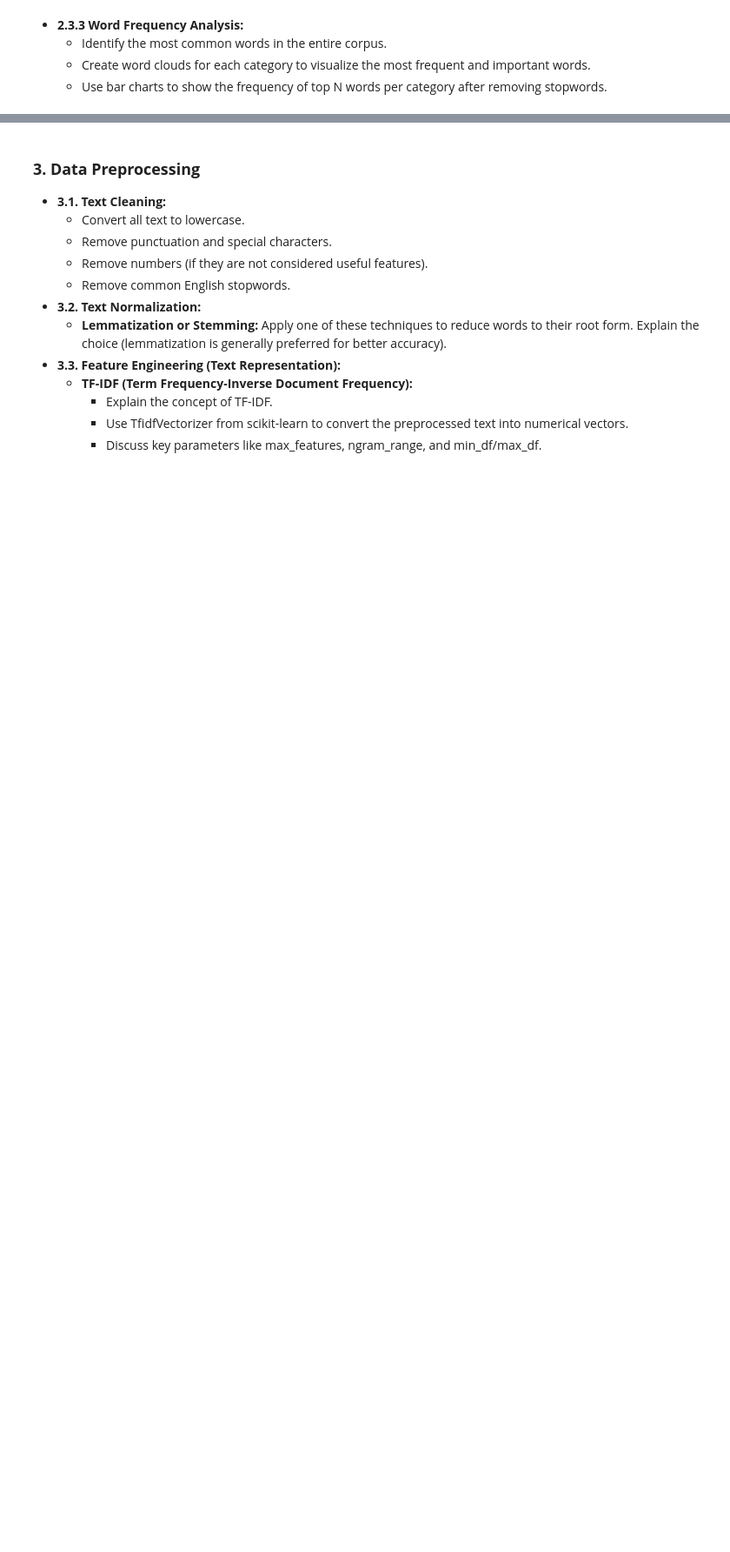
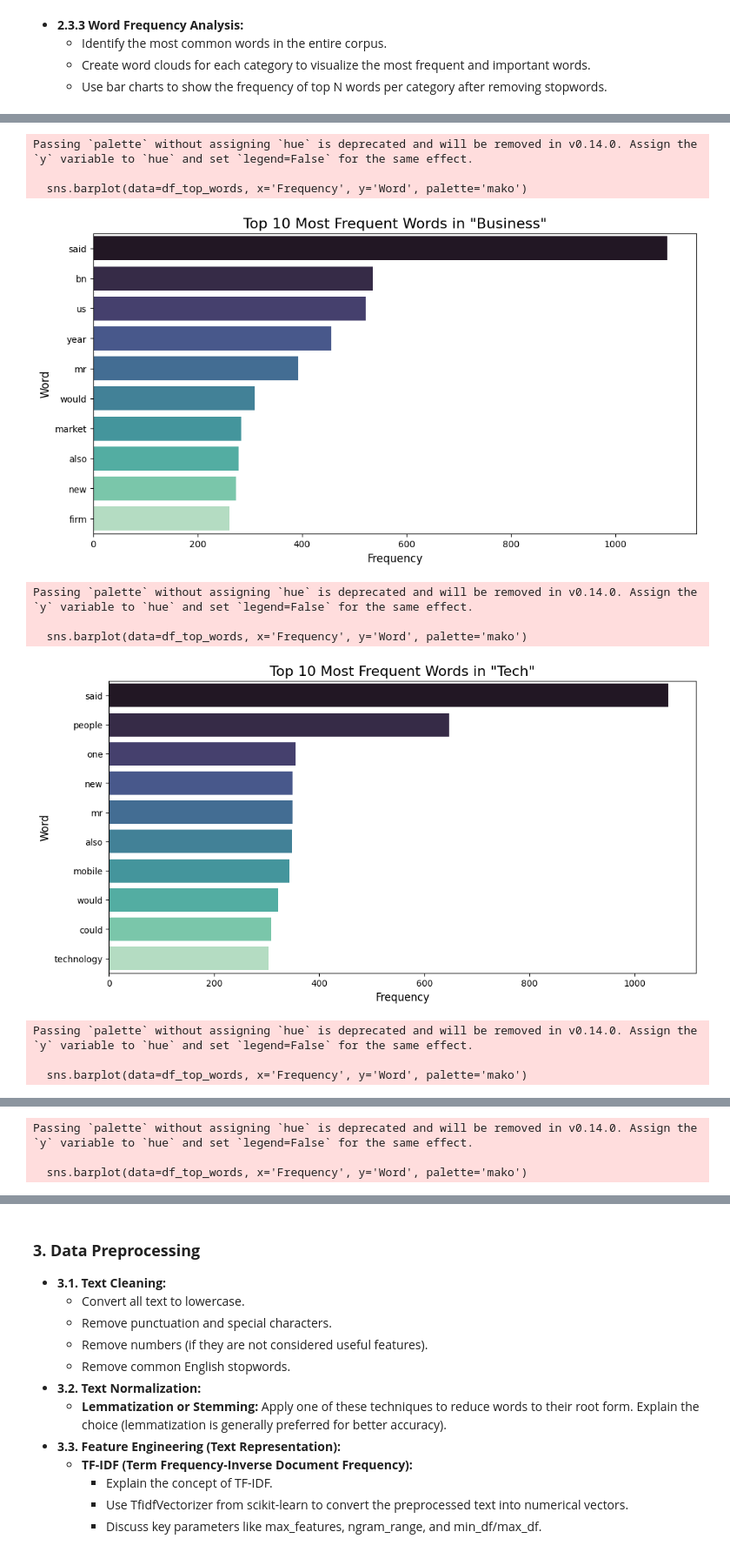
Before and after one commit to RockDeng110/BBC-News-Classification, a Jupyter notebook: bbc_news_classification.ipynb, the cells around one changed output, grey strips where cells are left out. Shown at 87% size. Drawn from its saved outputs; the diff is of its cells as text; code cells hidden in the pictures; blank space fills up the shorter version.

```diff
--- a/bbc_news_classification.ipynb
+++ b/bbc_news_classification.ipynb
@@ -181,0 +342,40 @@ The imbalance ratio is: 1.33:1
+# %%
+# bar chat
+import seaborn as sns
+from collections import Counter
+
+# Set N for the top N words
+N = 10
+
+for category in categories:
+    # Filter text for the current category and create a list of all words
+    category_words = ' '.join(df_train[df_train['Category'] == category]['CleanedText']).split()
+
+    # Count the words
+    category_word_counts = Counter(category_words)
+
+    # Get the top N most common words and their frequencies
+    top_words = category_word_counts.most_common(N)
+
+    # Create a DataFrame for plotting
+    df_top_words = pd.DataFrame(top_words, columns=['Word', 'Frequency'])
+
+    # Plot the bar chart
+    plt.figure(figsize=(12, 6))
+    sns.barplot(data=df_top_words, x='Frequency', y='Word', palette='mako')
+    plt.title(f'Top {N} Most Frequent Words in "{category.capitalize()}"', fontsize=16)
+    plt.xlabel('Frequency', fontsize=12)
+    plt.ylabel('Word', fontsize=12)
+    plt.show()
+# %% [output]
+Passing `palette` without assigning `hue` is deprecated and will be removed in v0.14.0. Assign the `y` variable to `hue` and set `legend=False` for the same effect.
+
+  sns.barplot(data=df_top_words, x='Frequency', y='Word', palette='mako')
+[figure, added]
+Passing `palette` without assigning `hue` is deprecated and will be removed in v0.14.0. Assign the `y` variable to `hue` and set `legend=False` for the same effect.
+
+  sns.barplot(data=df_top_words, x='Frequency', y='Word', palette='mako')
+[figure, added]
+Passing `palette` without assigning `hue` is deprecated and will be removed in v0.14.0. Assign the `y` variable to `hue` and set `legend=False` for the same effect.
+
+  sns.barplot(data=df_top_words, x='Frequency', y='Word', palette='mako')
@@ -181,0 +383,3 @@ The imbalance ratio is: 1.33:1
+Passing `palette` without assigning `hue` is deprecated and will be removed in v0.14.0. Assign the `y` variable to `hue` and set `legend=False` for the same effect.
+
+  sns.barplot(data=df_top_words, x='Frequency', y='Word', palette='mako')
```
Also changed, not shown: parts of 7 cells of this notebook.
